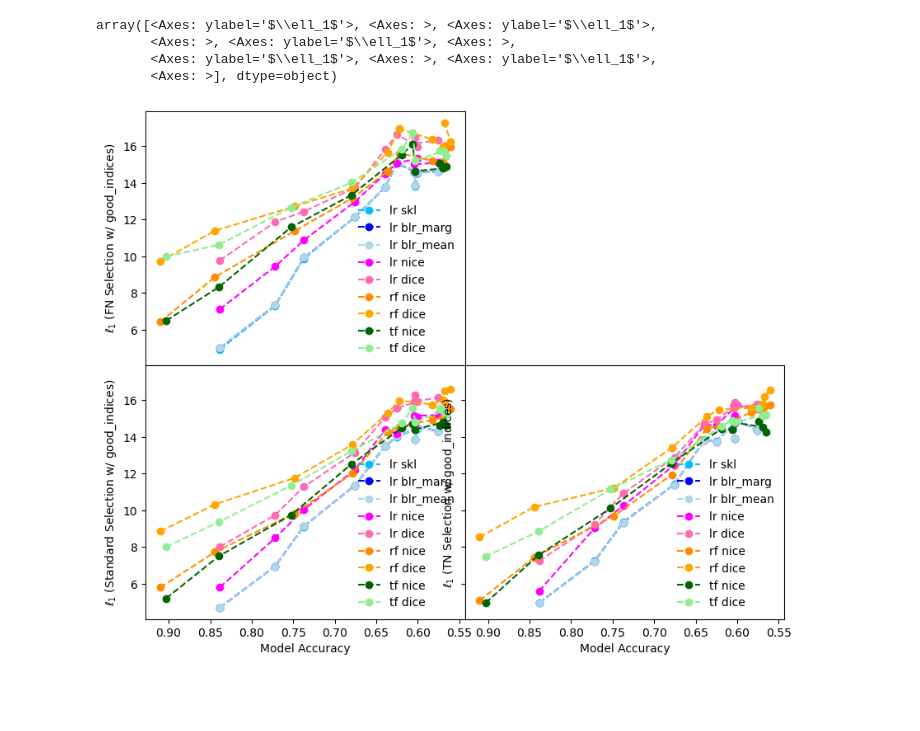
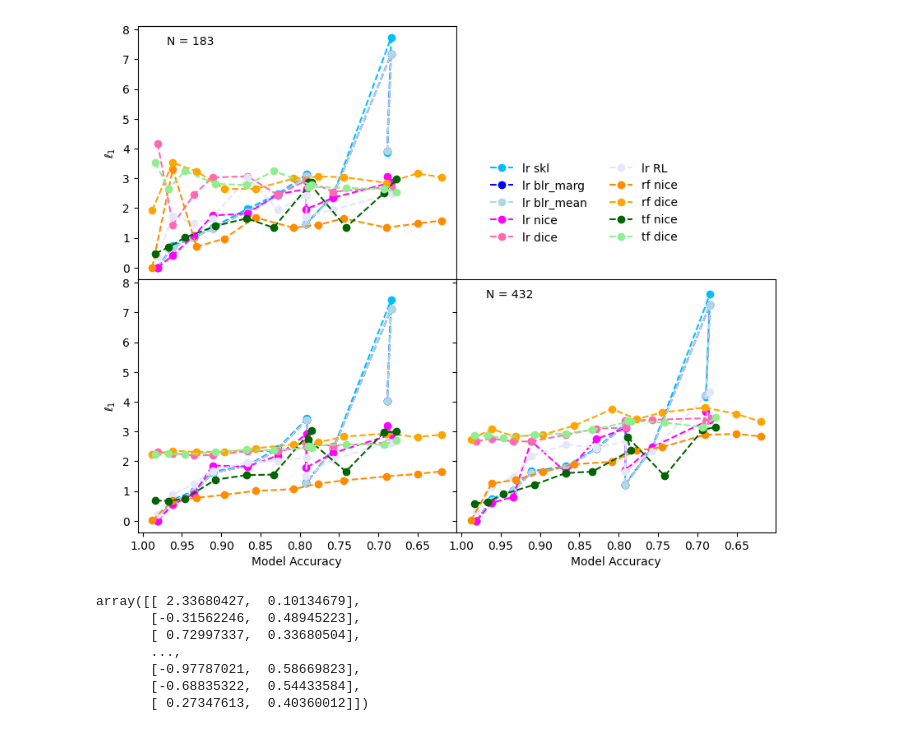
Before and after one commit to leonidaschristodoulou/xai-cfs, a Jupyter notebook: xai_plots.ipynb, the cells around one changed output. Saved outputs shown, nothing was run; the diff lists cells and outputs as text; code cells hidden in the pictures; blank space fills up the shorter version.

```diff
--- a/xai_plots.ipynb
+++ b/xai_plots.ipynb
@@ -122,7 +102,7 @@ def load_dataset(dataset_name, variant="standard"):
 # mock_data = 3  # Only relevant if dataset_name == "mock_data"
 # data = load_dataset(dataset_name, mock_data if dataset_name == "mock_data" else None)
 
-data = load_dataset("mock_data3", variant="ommited_var_test")
+data = load_dataset("mock_data1", variant="standard") # "ommited_var_test" "noniid_test" "standard"
 
 # Extract variables
 cf_results_dict = data["cf_results_dict"]
@@ -173,7 +153,7 @@ for i, ax in enumerate(axes):
     else:
         bplot = ax.boxplot(d2, tick_labels=['' for _ in labels], widths=0.5, patch_artist=True)
 
-    ax.set_ylim([0, 100])
+    #ax.set_ylim([0, 100])
 
     for patch, color in zip(bplot['boxes'], colour_list):
         patch.set_facecolor(color)
@@ -205,8 +189,8 @@ for i, kk in enumerate(cf_methods):
         B = cf_results_dict['noise_0'][kk]
         if kk[1]=='nice' or kk[1]=='dice' or kk[1]=='RL':
             if kk[0]!='tf':
-                A = cf_calc[ii].models[0]['PP'].transform(pd.DataFrame(A, columns=[str(j) for j in range(n_features)])).astype(float)
-                B = cf_calc[ii].models[0]['PP'].transform(pd.DataFrame(B, columns=[str(j) for j in range(n_features)])).astype(float)
+                A = cf_calc[ii-1].models[0]['PP'].transform(pd.DataFrame(A, columns=[str(j) for j in range(n_features)])).astype(float)
+                B = cf_calc[0].models[0]['PP'].transform(pd.DataFrame(B, columns=[str(j) for j in range(n_features)])).astype(float)
         good_indices = cfs_good_indices[k][kk]
         d_temp = get_distance(A[good_indices], B[good_indices], numerical_columns, categorical_columns, l_norm=l_order)
 
@@ -284,8 +268,8 @@ for noise in list(cf_results_dict.keys()):
                 B = cf_results_dict['noise_0'][m]
                 if m[1]=='nice' or m[1]=='dice' or m[1]=='RL':
                     if m[0]!='tf':
-                        A = cf_calc[ii].models[0]['PP'].transform(pd.DataFrame(A, columns=[str(j) for j in range(n_features)])).astype(float)
-                        B = cf_calc[ii].models[0]['PP'].transform(pd.DataFrame(B, columns=[str(j) for j in range(n_features)])).astype(float)
+                        A = cf_calc[ii-1].models[0]['PP'].transform(pd.DataFrame(A, columns=[str(j) for j in range(n_features)])).astype(float)
+                        B = cf_calc[0].models[0]['PP'].transform(pd.DataFrame(B, columns=[str(j) for j in range(n_features)])).astype(float)
                 good_indices = cfs_good_indices[noise][m]
                 df.loc[sel,k+' L1'] = get_distance(A[good_indices], B[good_indices], numerical_columns, categorical_columns, l_norm=1).mean()
                 df.loc[sel,k+' L2'] = get_distance(A[good_indices], B[good_indices], numerical_columns, categorical_columns, l_norm=2).mean()
@@ -315,10 +299,3 @@ df
-# %%
-axes
-# %% [output]
-array([<Axes: ylabel='$\\ell_1$'>, <Axes: >, <Axes: ylabel='$\\ell_1$'>,
-       <Axes: >, <Axes: ylabel='$\\ell_1$'>, <Axes: >,
-       <Axes: ylabel='$\\ell_1$'>, <Axes: >, <Axes: ylabel='$\\ell_1$'>,
-       <Axes: >], dtype=object)
 # %%
 #fig, axes = plt.subplots(2, 2, figsize=(10, 8), gridspec_kw={'height_ratios': [1, 1], 'width_ratios': [1, 1]})
 fig, axes = plt.subplots(2, 2, figsize=(10, 8), sharex=True, sharey=True)
@@ -342,8 +319,8 @@ for i, kk in enumerate(cf_methods):
         B = cf_results_dict['noise_0'][kk]
 
         if kk[1] in ['nice', 'dice', 'RL'] and kk[0] != 'tf':
-            A = cf_calc[ii].models[0]['PP'].transform(pd.DataFrame(A, columns=[str(j) for j in range(n_features)])).astype(float)
-            B = cf_calc[ii].models[0]['PP'].transform(pd.DataFrame(B, columns=[str(j) for j in range(n_features)])).astype(float)
+            A = cf_calc[ii-1].models[0]['PP'].transform(pd.DataFrame(A, columns=[str(j) for j in range(n_features)])).astype(float)
+            B = cf_calc[0].models[0]['PP'].transform(pd.DataFrame(B, columns=[str(j) for j in range(n_features)])).astype(float)
 
         good_indices = cfs_good_indices[k][kk]
 
@@ -371,10 +348,10 @@ for i, kk in enumerate(cf_methods):
         B = cf_results_dict['noise_0'][kk]
 
         if kk[1] in ['nice', 'dice', 'RL'] and kk[0] != 'tf':
-            A = cf_calc[ii].models[0]['PP'].transform(pd.DataFrame(A, columns=[str(j) for j in range(n_features)])).astype(float)
-            B = cf_calc[ii].models[0]['PP'].transform(pd.DataFrame(B, columns=[str(j) for j in range(n_features)])).astype(float)
+            A = cf_calc[ii-1].models[0]['PP'].transform(pd.DataFrame(A, columns=[str(j) for j in range(n_features)])).astype(float)
+            B = cf_calc[0].models[0]['PP'].transform(pd.DataFrame(B, columns=[str(j) for j in range(n_features)])).astype(float)
 
-        fn_indices = (cf_calc[ii].cm_data['blr'] == 'FN') & good_indices
+        fn_indices = (cf_calc[ii-1].cm_data['blr'] == 'FN') #& good_indices
         d_temp_fn = get_distance(A[fn_indices], B[fn_indices], numerical_columns, categorical_columns, l_norm=l_order)
 
         if len(d_temp_fn) > 0:
@@ -389,6 +366,11 @@ for i, kk in enumerate(cf_methods):
         else:
             ax_top.plot(x_acc_fn, d2_fn[:, 0], color=colours[kk], label=kk[0] + ' ' + kk[1], alpha=1, linestyle='--', marker='o')
 
+    if kk[1]=='skl':
+        ax_top.text(
+            -1.1, 1.85, 'N = ' + str(fn_indices.sum()), #fontsize=12,
+            verticalalignment='top', horizontalalignment='left', transform=ax.transAxes)
+
     # -----------------------------
     # Bottom-Right Plot (True Negatives - TN) with good_indices
     # -----------------------------
@@ -401,42 +383,59 @@ for i, kk in enumerate(cf_methods):
         B = cf_results_dict['noise_0'][kk]
 
         if kk[1] in ['nice', 'dice', 'RL'] and kk[0] != 'tf':
-            A = cf_calc[ii].models[0]['PP'].transform(pd.DataFrame(A, columns=[str(j) for j in range(n_features)])).astype(float)
-            B = cf_calc[ii].models[0]['PP'].transform(pd.DataFrame(B, columns=[str(j) for j in range(n_features)])).astype(float)
+            A = cf_calc[ii-1].models[0]['PP'].transform(pd.DataFrame(A, columns=[str(j) for j in range(n_features)])).astype(float)
+            B = cf_calc[0].models[0]['PP'].transform(pd.DataFrame(B, columns=[str(j) for j in range(n_features)])).astype(float)
 
-        tn_indices = (cf_calc[ii].cm_data['blr'] == 'TN') & good_indices
+        tn_indices = (cf_calc[ii-1].cm_data['blr'] == 'TN') #& good_indices
         d_temp_tn = get_distance(A[tn_indices], B[tn_indices], numerical_columns, categorical_columns, l_norm=l_order)
 
         if len(d_temp_tn) > 0:
             d2_tn.append(d_temp_tn)
             x_acc_tn.append(model_results_dict[k][(kk[0], 'accuracy')])
 
     d2_tn = np.array([np.array([np.mean(i), np.percentile(i, 25), np.percentile(i, 75)]) for i in d2_tn])
 
     if len(d2_tn) > 0:
         if any(value < 0.9 for value in compl.values()):
             pass
         else:
             ax_bottom_right.plot(x_acc_tn, d2_tn[:, 0], color=colours[kk], label=kk[0] + ' ' + kk[1], alpha=1, linestyle='--', marker='o')
 
+    if kk[1]=='skl':
+        ax_bottom_right.text(
+            -0.1, 0.85, 'N = ' + str(tn_indices.sum()), #fontsize=12,
+            verticalalignment='top', horizontalalignment='left', transform=ax.transAxes)
+
+    #ax_bottom_right.legend(frameon=False, loc='lower right')
+    ax_bottom_right.legend(loc="upper center", bbox_to_anchor=(0.4, 1.5), ncol=2, frameon=False)
+
+
     # -----------------------------
     # Standard Plot (Bottom-Left)
     # -----------------------------
     if any(value < 0.9 for value in compl.values()):
         pass
     else:
         ax_bottom_left.plot(x_acc, d2[:, 0], color=colours[kk], label=kk[0] + ' ' + kk[1], alpha=1, linestyle='--', marker='o')
 
 # Formatting plots
 for ax in [ax_top, ax_bottom_left, ax_bottom_right]:
-    ax.legend(frameon=False, loc='lower right')
     ax.set_xlabel('Model Accuracy')
     ax.invert_xaxis()
 
-ax_top.set_ylabel(r'$\ell_1$ (FN Selection w/ good_indices)')
-ax_bottom_left.set_ylabel(r'$\ell_1$ (Standard Selection w/ good_indices)')
-ax_bottom_right.set_ylabel(r'$\ell_1$ (TN Selection w/ good_indices)')
+ax_top.set_ylabel(r'$\ell_1$')
+ax_bottom_left.set_ylabel(r'$\ell_1$ ')
 
 fig.subplots_adjust(wspace=0, hspace=0)  # Set space between subplots to zero
 # %% [output]
-[figure, old version]
+[figure, new version]
+# %%
+cf_calc[0].counterfactual_results[('lr','skl')]
+# %% [output]
+array([[ 2.33680427,  0.10134679],
+       [-0.31562246,  0.48945223],
+       [ 0.72997337,  0.33680504],
+       ...,
+       [-0.97787021,  0.58669823],
+       [-0.68835322,  0.54433584],
+       [ 0.27347613,  0.40360012]])
```
Also changed, not shown: parts of 6 cells of this notebook, 2 other files.
